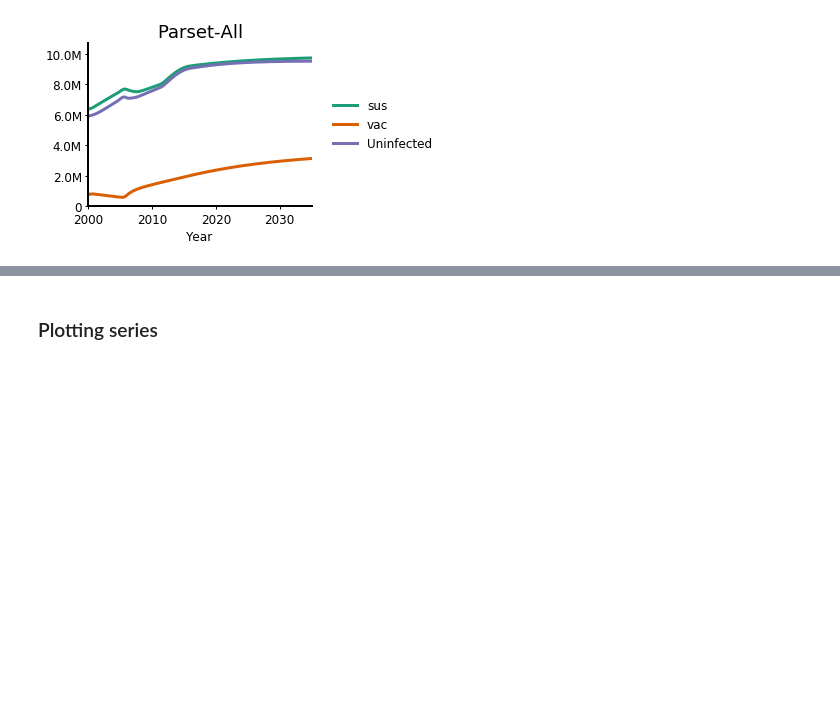
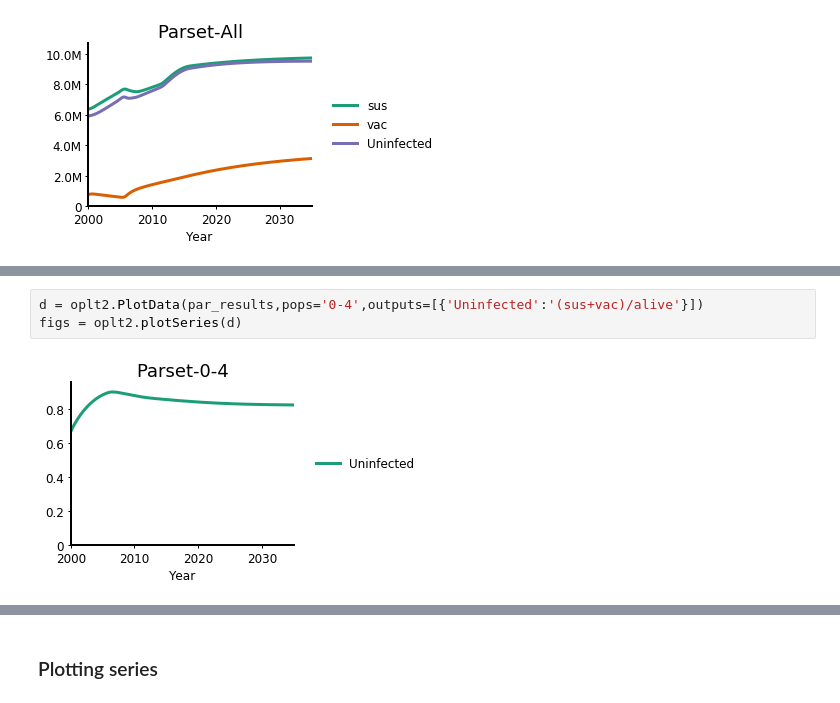
Before and after one commit to optimamodel/optima-tb, a Jupyter notebook: doc/plotting2.ipynb, the cells around one changed output, grey strips where cells are left out. Saved outputs shown, nothing was run; the diff lists cells and outputs as text; blank space fills up the shorter version.

```diff
--- a/doc/plotting2.ipynb
+++ b/doc/plotting2.ipynb
@@ -170,0 +189,5 @@ figs = oplt2.plotSeries(d)
+# %%
+d = oplt2.PlotData(par_results,pops='0-4',outputs=[{'Uninfected':'(sus+vac)/alive'}])
+figs = oplt2.plotSeries(d)
+# %% [output]
+[figure, added]
```
Also changed, not shown: parts of 46 cells of this notebook, 2 other files.
